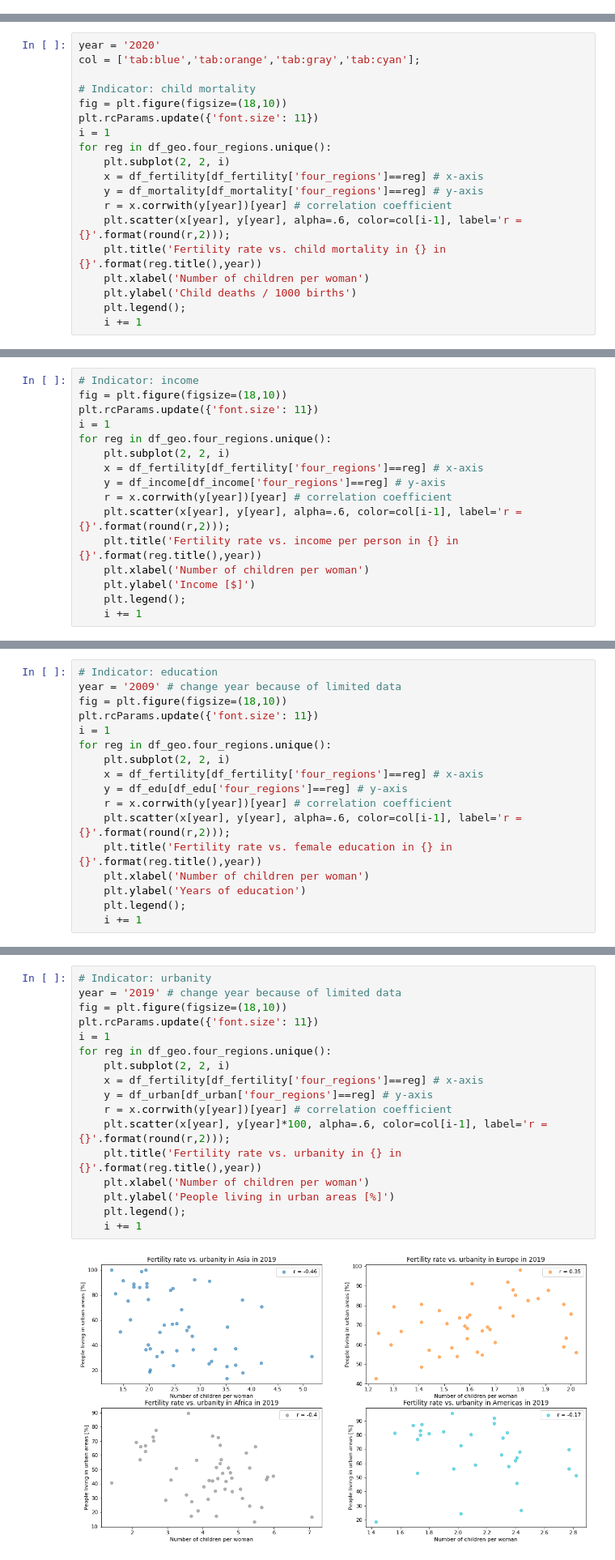
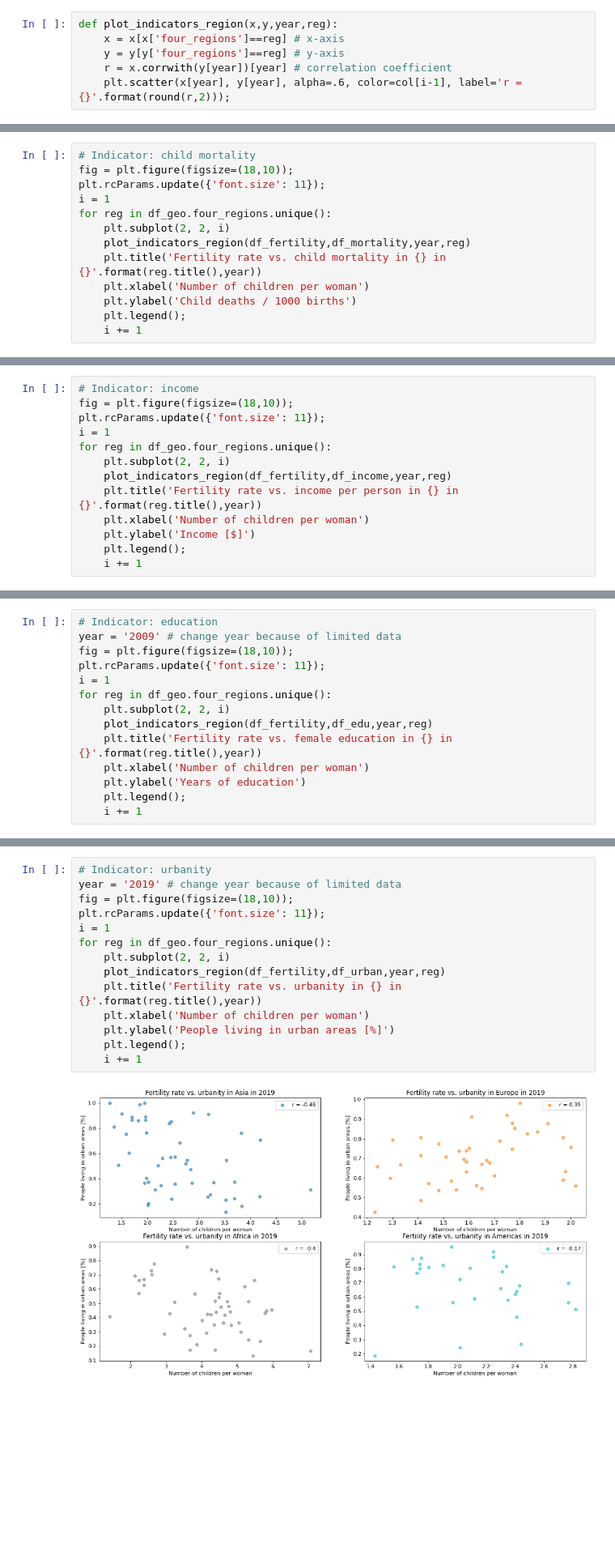
Before and after one commit to zoraaroz/global-fertility-rate, a Jupyter notebook: global-fertility-rate.ipynb, the cells around one changed output, grey strips where cells are left out. Shown: that part at 81% size. Cells and saved outputs as stored; diff of their text form; blank space fills up the shorter version.

```diff
--- a/global-fertility-rate.ipynb
+++ b/global-fertility-rate.ipynb
@@ -416,3 +414,9 @@ The bottom right figure shows that the correlation between the fertility rate an
 # %% [markdown]
 ### How is the correlation different in the various parts of the world?
 The above visualsiations and correlation coefficients revealed some interesting insights. Now I would like to find out, if and how the correlations differ among the world regions. I will concentrate on the most recent year for which data are available. This is 2020 for child mortality and income person, 2009 for education and 2019 for urbanity.
+# %%
+def plot_indicators_region(x,y,year,reg):
+    x = x[x['four_regions']==reg] # x-axis
+    y = y[y['four_regions']==reg] # y-axis
+    r = x.corrwith(y[year])[year] # correlation coefficient
+    plt.scatter(x[year], y[year], alpha=.6, color=col[i-1], label='r = {}'.format(round(r,2)));
@@ -419,17 +429,11 @@ The above visualsiations and correlation coefficients revealed some interesting
 # %%
-year = '2020'
-col = ['tab:blue','tab:orange','tab:gray','tab:cyan'];
-
 # Indicator: child mortality
-fig = plt.figure(figsize=(18,10))
-plt.rcParams.update({'font.size': 11})
+fig = plt.figure(figsize=(18,10));
+plt.rcParams.update({'font.size': 11});
 i = 1
 for reg in df_geo.four_regions.unique():
     plt.subplot(2, 2, i)
-    x = df_fertility[df_fertility['four_regions']==reg] # x-axis
-    y = df_mortality[df_mortality['four_regions']==reg] # y-axis
-    r = x.corrwith(y[year])[year] # correlation coefficient
-    plt.scatter(x[year], y[year], alpha=.6, color=col[i-1], label='r = {}'.format(round(r,2)));
+    plot_indicators_region(df_fertility,df_mortality,year,reg)
     plt.title('Fertility rate vs. child mortality in {} in {}'.format(reg.title(),year))
     plt.xlabel('Number of children per woman')
     plt.ylabel('Child deaths / 1000 births')
@@ -441,15 +445,12 @@ for reg in df_geo.four_regions.unique():
 On a global level the correlation between child mortality and fertility rate was quite high in 2020. The above figures reveal that the positive correlation is particularly high in Africa (bottom left). It is intermediate in Asia and the Americas (top left and bottom right) and very low in Europe (top right). This underpins that the there are large differences between the more and less developed regions of the word.
 # %%
 # Indicator: income
-fig = plt.figure(figsize=(18,10))
-plt.rcParams.update({'font.size': 11})
+fig = plt.figure(figsize=(18,10));
+plt.rcParams.update({'font.size': 11});
 i = 1
 for reg in df_geo.four_regions.unique():
     plt.subplot(2, 2, i)
-    x = df_fertility[df_fertility['four_regions']==reg] # x-axis
-    y = df_income[df_income['four_regions']==reg] # y-axis
-    r = x.corrwith(y[year])[year] # correlation coefficient
-    plt.scatter(x[year], y[year], alpha=.6, color=col[i-1], label='r = {}'.format(round(r,2)));
+    plot_indicators_region(df_fertility,df_income,year,reg)
     plt.title('Fertility rate vs. income per person in {} in {}'.format(reg.title(),year))
     plt.xlabel('Number of children per woman')
     plt.ylabel('Income [$]')
@@ -462,15 +463,12 @@ As already seen, the relationship between income per person and fertility rate i
 # %%
 # Indicator: education
 year = '2009' # change year because of limited data
-fig = plt.figure(figsize=(18,10))
-plt.rcParams.update({'font.size': 11})
+fig = plt.figure(figsize=(18,10));
+plt.rcParams.update({'font.size': 11});
 i = 1
 for reg in df_geo.four_regions.unique():
     plt.subplot(2, 2, i)
-    x = df_fertility[df_fertility['four_regions']==reg] # x-axis
-    y = df_edu[df_edu['four_regions']==reg] # y-axis
-    r = x.corrwith(y[year])[year] # correlation coefficient
-    plt.scatter(x[year], y[year], alpha=.6, color=col[i-1], label='r = {}'.format(round(r,2)));
+    plot_indicators_region(df_fertility,df_edu,year,reg)
     plt.title('Fertility rate vs. female education in {} in {}'.format(reg.title(),year))
     plt.xlabel('Number of children per woman')
     plt.ylabel('Years of education')
@@ -483,22 +481,19 @@ This analysis shows that in African and American countries women who have less y
 # %%
 # Indicator: urbanity
 year = '2019' # change year because of limited data
-fig = plt.figure(figsize=(18,10))
-plt.rcParams.update({'font.size': 11})
+fig = plt.figure(figsize=(18,10));
+plt.rcParams.update({'font.size': 11});
 i = 1
 for reg in df_geo.four_regions.unique():
     plt.subplot(2, 2, i)
-    x = df_fertility[df_fertility['four_regions']==reg] # x-axis
-    y = df_urban[df_urban['four_regions']==reg] # y-axis
-    r = x.corrwith(y[year])[year] # correlation coefficient
-    plt.scatter(x[year], y[year]*100, alpha=.6, color=col[i-1], label='r = {}'.format(round(r,2)));
+    plot_indicators_region(df_fertility,df_urban,year,reg)
     plt.title('Fertility rate vs. urbanity in {} in {}'.format(reg.title(),year))
     plt.xlabel('Number of children per woman')
     plt.ylabel('People living in urban areas [%]')
     plt.legend();
     i += 1
 # %% [output]
-[figure, old version]
+[figure, new version]
 # %% [markdown]
 As already seen on a global level, the linear relationship between the percentage of people living in urban areas and the fertility rate is quite week. This is similar for the four investigated regions of the world.
 # %% [markdown]
```
Also changed, not shown: parts of 6 cells of this notebook.
